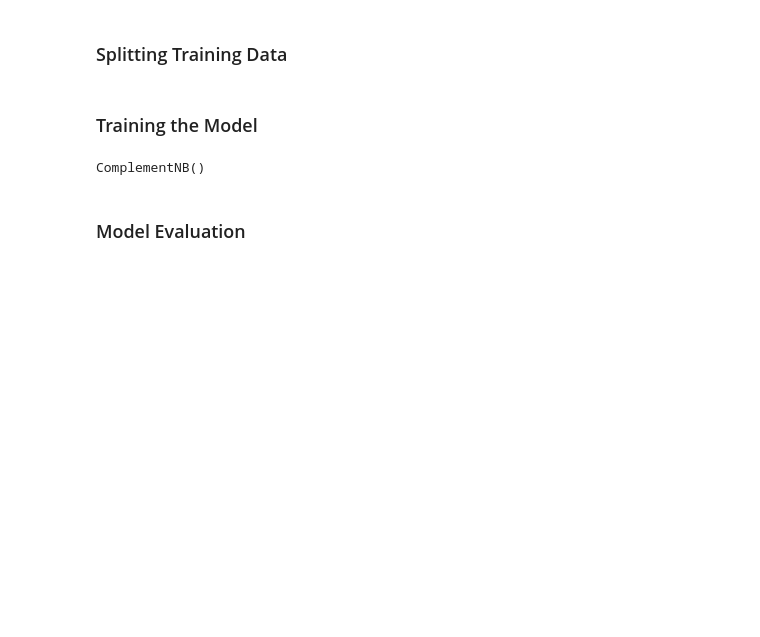
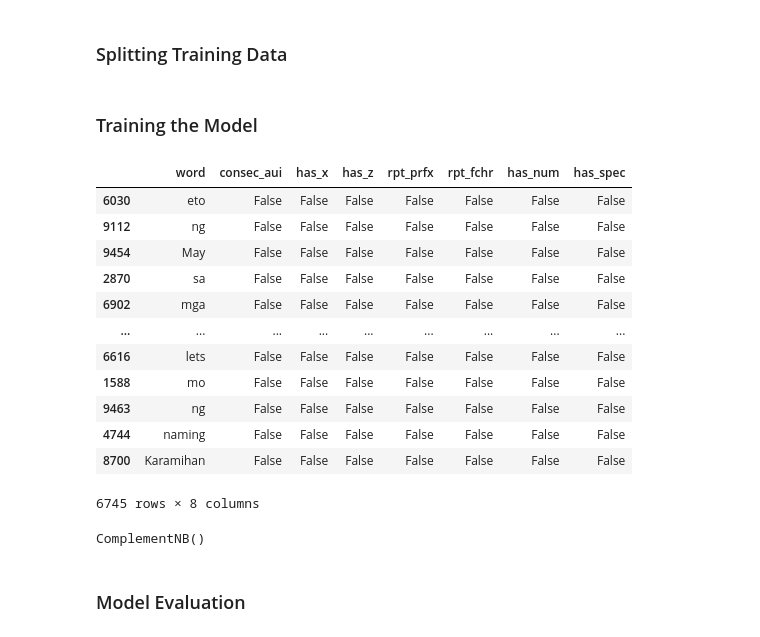
Before and after one commit to notgian/intsycurities, a Jupyter notebook: mco2-pinoybot/intsycure.ipynb, the cells around one changed output. Saved outputs shown, nothing was run; the diff lists cells and outputs as text; code cells hidden in the pictures; blank space fills up the shorter version.

```diff
--- a/mco2-pinoybot/intsycure.ipynb
+++ b/mco2-pinoybot/intsycure.ipynb
@@ -113,13 +134,20 @@ for index, row in df.iterrows():
 ### Has Repeating First Letter
 Looks for words with a repeating first letter i.e. **uupo**
 # %%
-df['rpt_fchr'] = False
+def extract_repeating_first_letter(mydf):
+    df = mydf.copy()
 
-for index, row in df.iterrows():
-    word = row.loc['word'].strip()
+    df['rpt_fchr'] = False
 
-    if word[0:1] == word[1:2]:
-        df.loc[index, 'rpt_prfx'] = True
+    for index, row in df.iterrows():
+        word = row.loc['word'].strip()
+
+        if word[0:1] == word[1:2]:
+            df.loc[index, 'rpt_prfx'] = True
+
+    return df
+
+df = extract_repeating_first_letter(df)
 # %% [markdown]
 ### Has Number or Special Character
 Looks for any number in the word. Another feature is for any special character being in the word.
@@ -236,26 +212,35 @@ x_test, x_val, y_test, y_val = train_test_split(x_test, y_test, test_size=0.5, r
 ### Training the Model
 # %%
 from sklearn.feature_extraction.text import TfidfVectorizer
-
-char_vectorizer = TfidfVectorizer(analyzer='char', ngram_range=(2,4), max_features=20000)
-
-# x_char=char_vectorizer.fit(x_train['word'].to_numpy())
-
-# X_tfidf =V tfidf.fit_transform(x_train['word'])
-# x_test = tfidf.fit_transform(x_test['word'])
+char_vectorizer = TfidfVectorizer(analyzer='char', ngram_range=(2,5), max_features=20000)
 # %%
 from scipy.sparse import hstack, csr_matrix
 
 model = ComplementNB()
 
 x_tfidf_train = char_vectorizer.fit_transform(x_train['word'])
+
+display(x_train)
 x_ftrs_train = csr_matrix(x_train.drop('word', axis=1).values)
 
 x_combined_train = hstack([x_ftrs_train, x_tfidf_train])
 
 model.fit(x_combined_train, y_train)
 # %% [output]
+|  | word | consec_aui | has_x | has_z | rpt_prfx | rpt_fchr | has_num | has_spec |
+| 6030 | eto | False | False | False | False | False | False | False |
+| 9112 | ng | False | False | False | False | False | False | False |
+| 9454 | May | False | False | False | False | False | False | False |
+| 2870 | sa | False | False | False | False | False | False | False |
+| 6902 | mga | False | False | False | False | False | False | False |
+| ... | ... | ... | ... | ... | ... | ... | ... | ... |
+| 6616 | lets | False | False | False | False | False | False | False |
+| 1588 | mo | False | False | False | False | False | False | False |
+| 9463 | ng | False | False | False | False | False | False | False |
+| 4744 | naming | False | False | False | False | False | False | False |
+| 8700 | Karamihan | False | False | False | False | False | False | False |
-ComplementNB()
+6745 rows × 8 columns
+ComplementNB()
 # %% [markdown]
 ### Model Evaluation
 # %%
```
Also changed, not shown: parts of 13 cells of this notebook, 4 other files.
